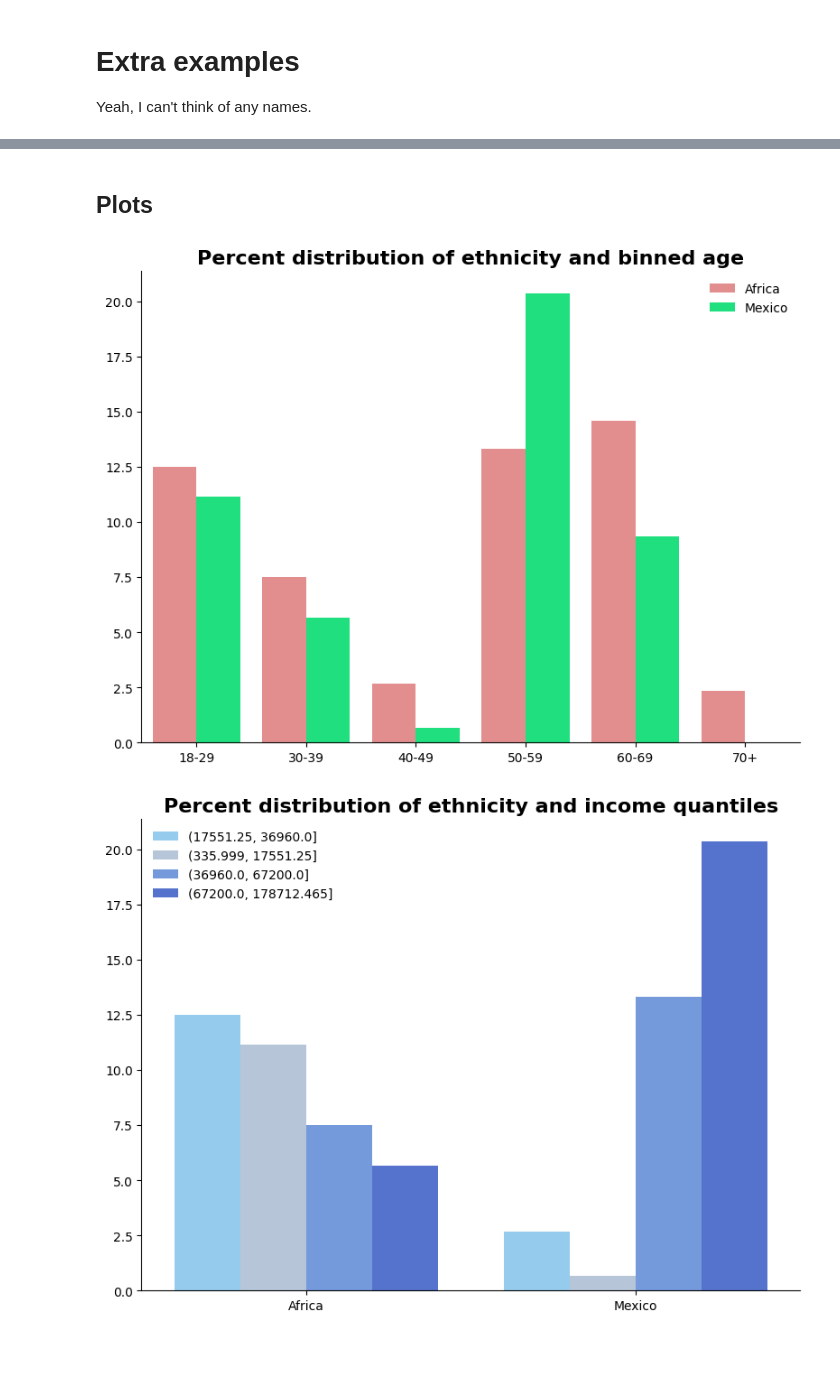
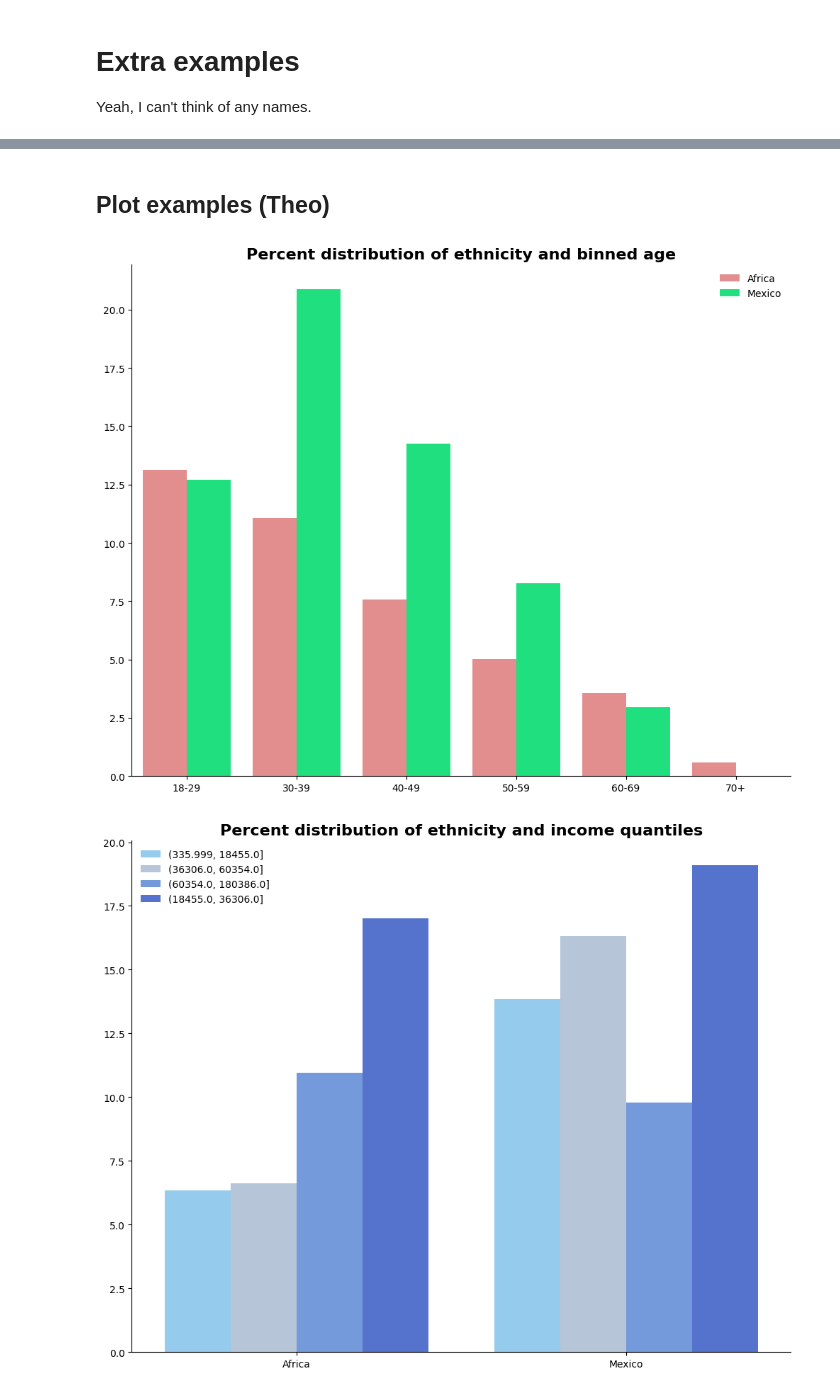
Before and after one commit to joshuamegnauth54/data765-intro-python-tutoring, a Jupyter notebook: thesis_2023/03_requested_ex.ipynb, the cells around one changed output, grey strips where cells are left out. Drawn from its saved outputs; the diff is of its cells as text; code cells hidden in the pictures; blank space fills up the shorter version.

Commit message:
Add more plots to 03. Use better weights.

```diff
--- a/thesis_2023/03_requested_ex.ipynb
+++ b/thesis_2023/03_requested_ex.ipynb
@@ -140,5 +158,5 @@ gss_saf
-# %% [markdown]
-## Plots
+# %% [markdown]
+## Plot examples (Theo)
 # %%
 gss_theo = gss_theo.dropna()
 
@@ -147,44 +165,45 @@ ethn_age_fig, ethn_age_ax = crosstab_barplots(
     x="age_cat",
     y="ethnic",
     hue="ethnic",
-    weight="wtssall",
+    weights="wtsscomp",
     psu="vpsu",
     palette=["lightcoral", "springgreen"],
     title="Percent distribution of ethnicity and binned age",
 )
 
 ethn_inc_fig, ethn_inc_ax = crosstab_barplots(
     gss_theo,
     x="ethnic",
     y="coninc_quantiles",
     hue="coninc_quantiles",
-    weight="wtssall",
+    weights="wtsscomp",
     psu="vpsu",
     palette=["lightskyblue", "lightsteelblue", "cornflowerblue", "royalblue"],
-    title="Percent distribution of ethnicity and income quantiles"
+    title="Percent distribution of ethnicity and income quantiles",
+    sort=True
 )
 
 ethn_sex_fig, ethn_sex_ax = crosstab_barplots(
     gss_theo,
     x="ethnic",
     y="sex",
     hue="sex",
-    weight="wtssall",
+    weights="wtsscomp",
     psu="vpsu",
     palette=["orchid", "mediumslateblue"],
-    title="Percent distribution of ethnicity and sex"
+    title="Percent distribution of ethnicity and sex",
 )
 
 ethn_degree_fig, ethn_degree_ax = crosstab_barplots(
     gss_theo,
     x="ethnic",
     y="degree",
     hue="degree",
-    weight="wtssall",
+    weights="wtsscomp",
     psu="vpsu",
     palette=["thistle", "plum", "violet"],
-    title="Percent distribution of ethnicity and education"
+    title="Percent distribution of ethnicity and education",
 )
 # %% [output]
-[figure, old version]
+[figure, new version]
-[figure, old version]
+[figure, new version]
```
Also changed, not shown: parts of 7 cells of this notebook, 5 other files.
